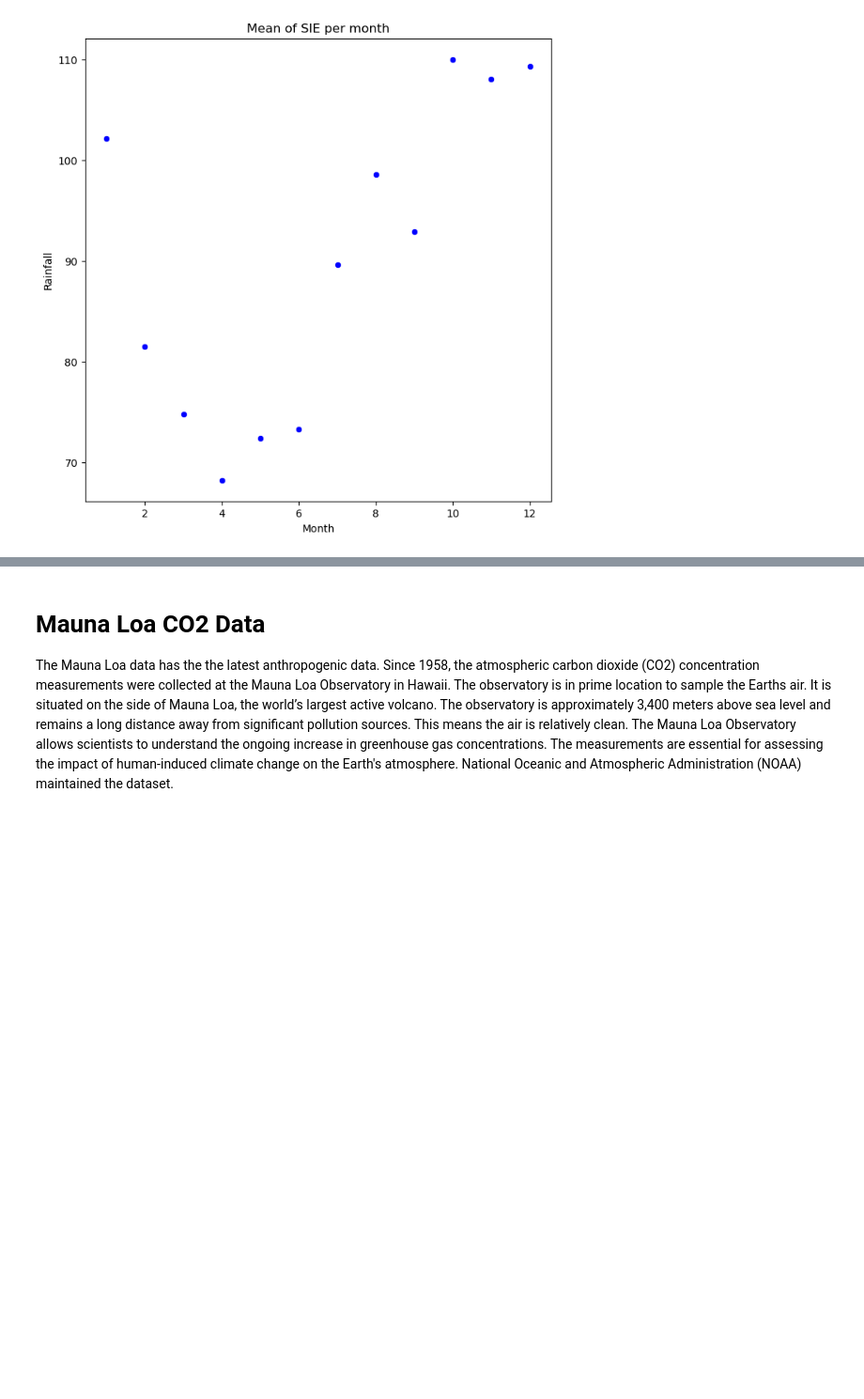
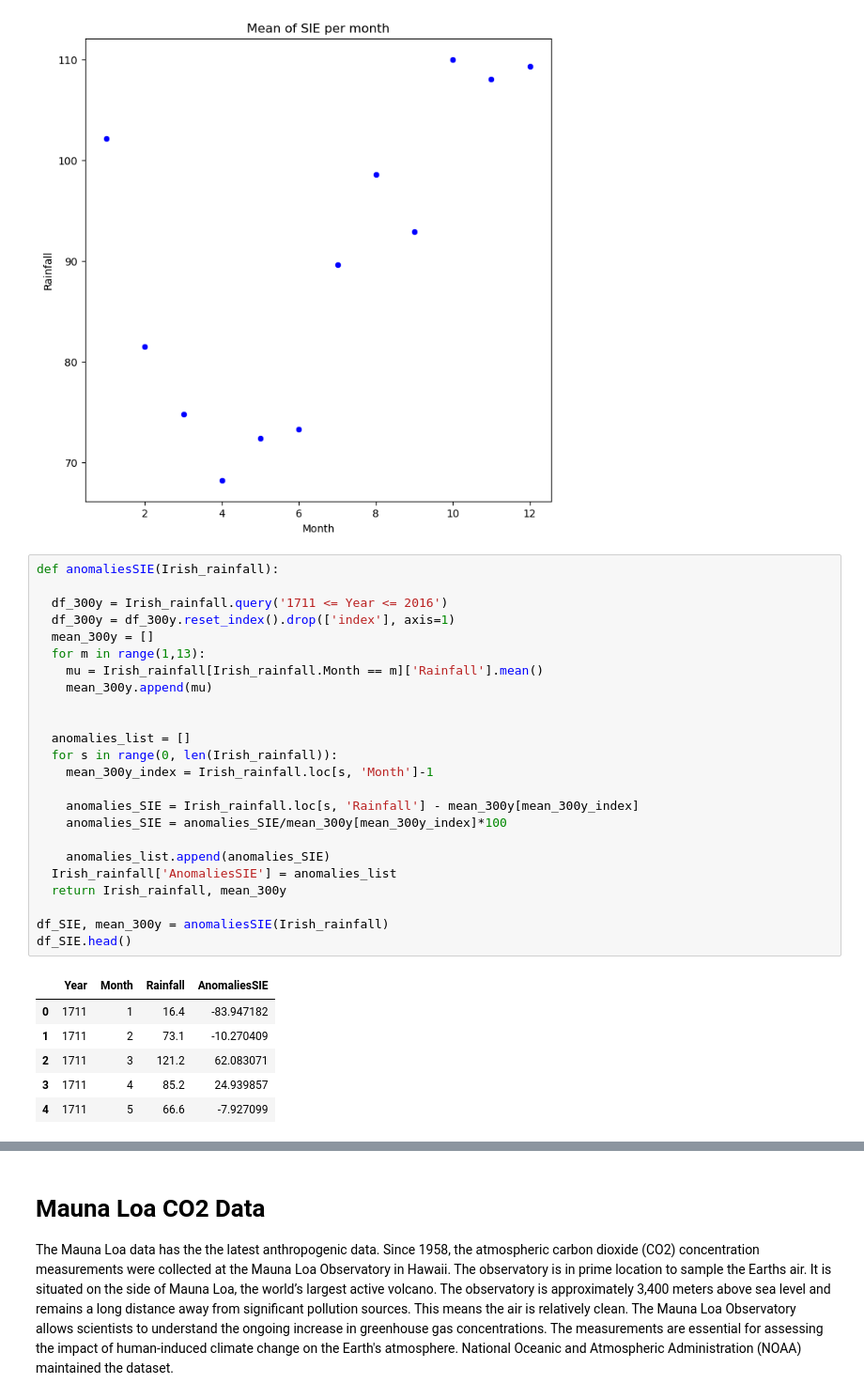
Before and after one commit to keithmmc/pda2, a Jupyter notebook: project2.ipynb, the cells around one changed output, grey strips where cells are left out. Shown at 94% size. Saved outputs shown, nothing was run; the diff lists cells and outputs as text; blank space fills up the shorter version.

```diff
--- a/project2.ipynb
+++ b/project2.ipynb
@@ -226,3 +209,34 @@ sns.scatterplot(x='Month', y='Rainfall', data=df_mean_years,  color='blue', size
 plt.show()
 # %% [output]
 [figure]
+# %%
+def anomaliesSIE(Irish_rainfall):
+
+  df_300y = Irish_rainfall.query('1711 <= Year <= 2016')
+  df_300y = df_300y.reset_index().drop(['index'], axis=1)
+  mean_300y = []
+  for m in range(1,13):
+    mu = Irish_rainfall[Irish_rainfall.Month == m]['Rainfall'].mean()
+    mean_300y.append(mu)
+
+
+  anomalies_list = []
+  for s in range(0, len(Irish_rainfall)):
+    mean_300y_index = Irish_rainfall.loc[s, 'Month']-1
+
+    anomalies_SIE = Irish_rainfall.loc[s, 'Rainfall'] - mean_300y[mean_300y_index]
+    anomalies_SIE = anomalies_SIE/mean_300y[mean_300y_index]*100
+
+    anomalies_list.append(anomalies_SIE)
+  Irish_rainfall['AnomaliesSIE'] = anomalies_list
+  return Irish_rainfall, mean_300y
+
+df_SIE, mean_300y = anomaliesSIE(Irish_rainfall)
+df_SIE.head()
+# %% [output]
+|  | Year | Month | Rainfall | AnomaliesSIE |
+| 0 | 1711 | 1 | 16.4 | -83.947182 |
+| 1 | 1711 | 2 | 73.1 | -10.270409 |
+| 2 | 1711 | 3 | 121.2 | 62.083071 |
+| 3 | 1711 | 4 | 85.2 | 24.939857 |
+| 4 | 1711 | 5 | 66.6 | -7.927099 |
```
Also changed, not shown: parts of 12 cells of this notebook.
